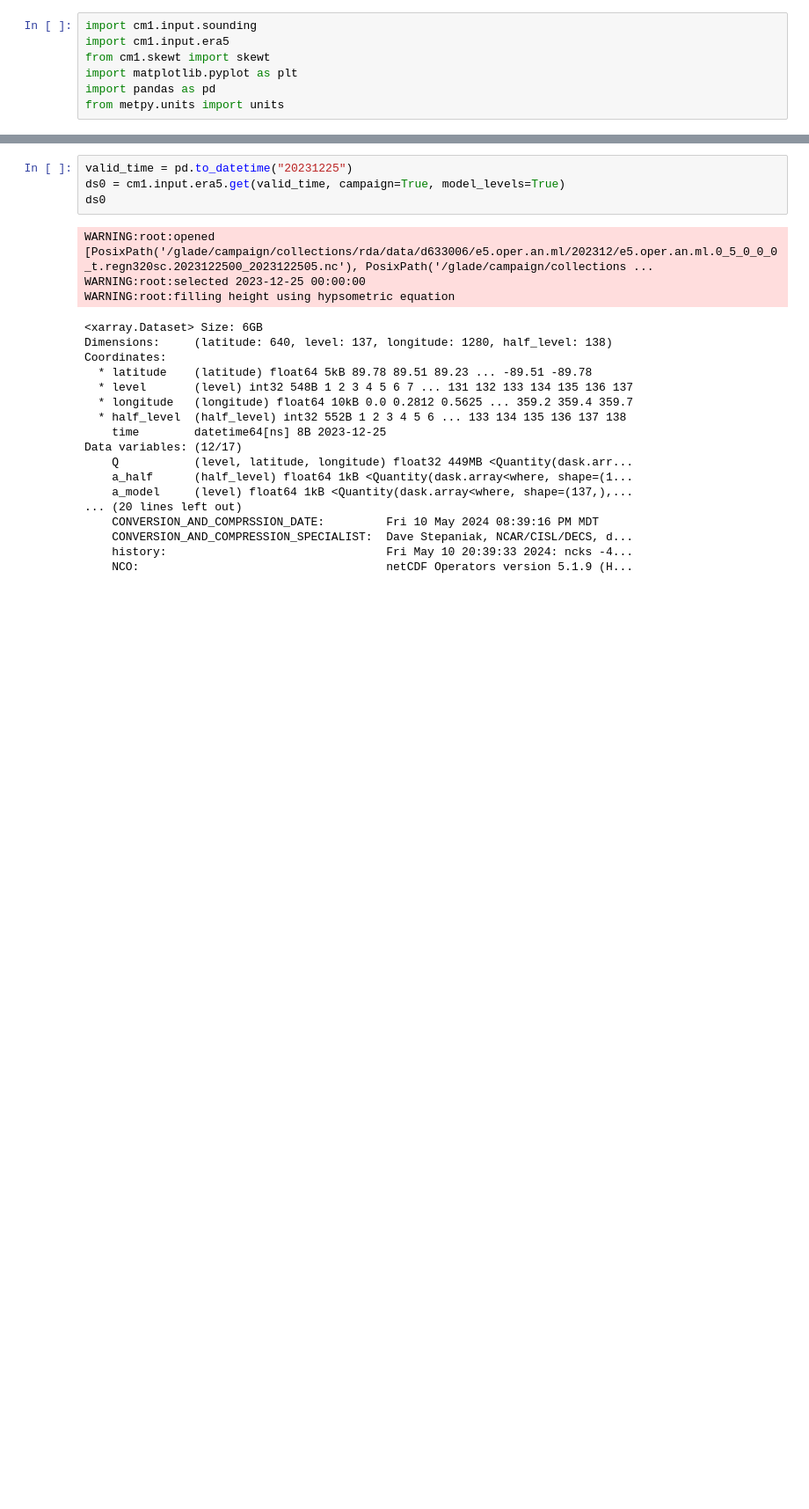
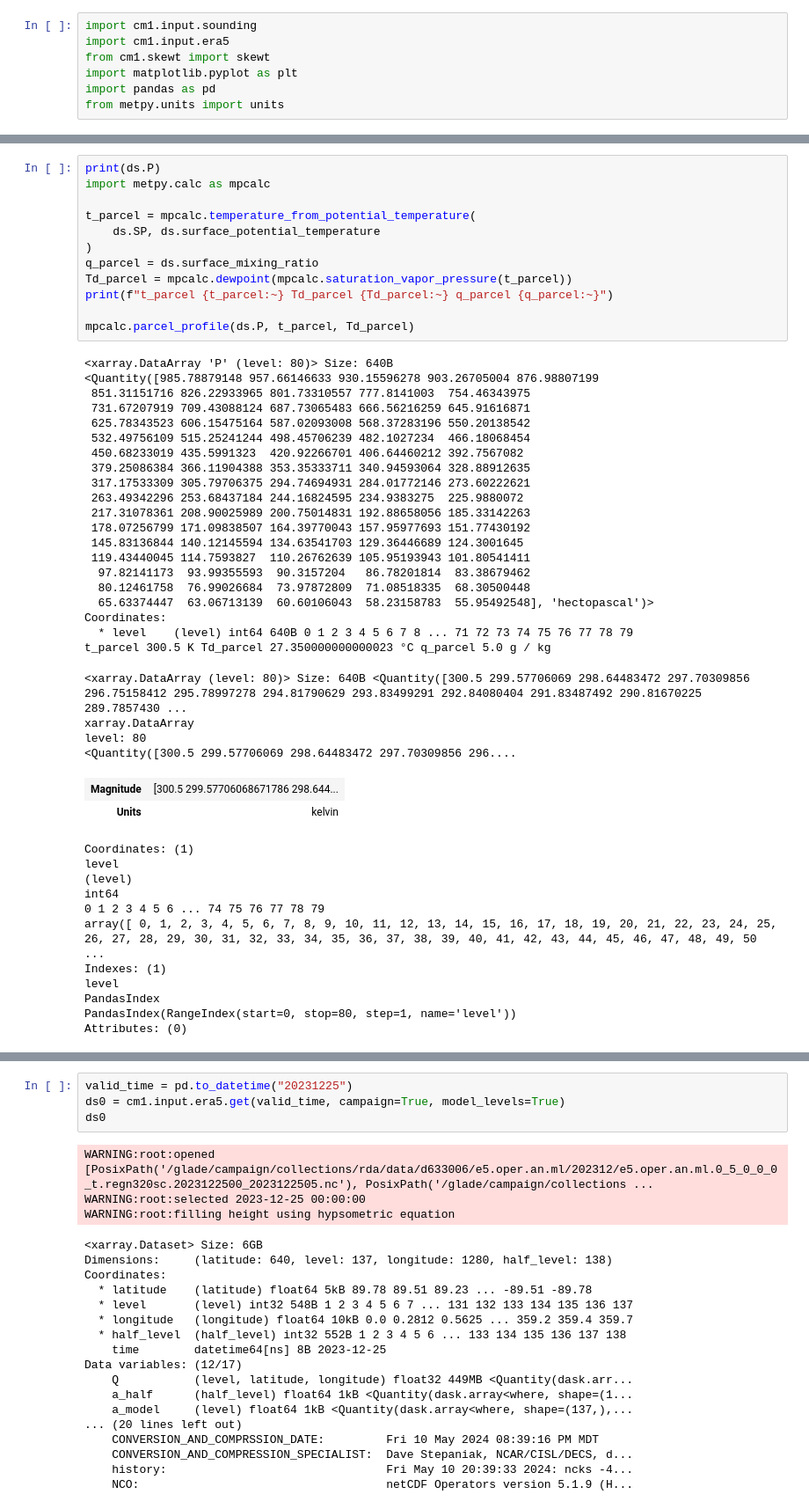
Before and after one commit to ahijevyc/cm1, a Jupyter notebook: soundings/input_sounding_era5.ipynb, the cells around one changed output, grey strips where cells are left out. Shown at 88% size. Cells and saved outputs as stored; diff of their text form; blank space fills up the shorter version.

```diff
--- a/soundings/input_sounding_era5.ipynb
+++ b/soundings/input_sounding_era5.ipynb
@@ -69,3 +74,53 @@ WARNING:root:lcl_p 705.7253338005709 hPa lcl_t 272.0188379204096 K
+# %%
+print(ds.P)
+import metpy.calc as mpcalc
+
+t_parcel = mpcalc.temperature_from_potential_temperature(
+    ds.SP, ds.surface_potential_temperature
+)
+q_parcel = ds.surface_mixing_ratio
+Td_parcel = mpcalc.dewpoint(mpcalc.saturation_vapor_pressure(t_parcel))
+print(f"t_parcel {t_parcel:~} Td_parcel {Td_parcel:~} q_parcel {q_parcel:~}")
+
+mpcalc.parcel_profile(ds.P, t_parcel, Td_parcel)
+# %% [output]
+<xarray.DataArray 'P' (level: 80)> Size: 640B
+<Quantity([985.78879148 957.66146633 930.15596278 903.26705004 876.98807199
+ 851.31151716 826.22933965 801.73310557 777.8141003  754.46343975
+ 731.67207919 709.43088124 687.73065483 666.56216259 645.91616871
+ 625.78343523 606.15475164 587.02093008 568.37283196 550.20138542
+ 532.49756109 515.25241244 498.45706239 482.1027234  466.18068454
+ 450.68233019 435.5991323  420.92266701 406.64460212 392.7567082
+ 379.25086384 366.11904388 353.35333711 340.94593064 328.88912635
+ 317.17533309 305.79706375 294.74694931 284.01772146 273.60222621
+ 263.49342296 253.68437184 244.16824595 234.9383275  225.9880072
+ 217.31078361 208.90025989 200.75014831 192.88658056 185.33142263
+ 178.07256799 171.09838507 164.39770043 157.95977693 151.77430192
+ 145.83136844 140.12145594 134.63541703 129.36446689 124.3001645
+ 119.43440045 114.7593827  110.26762639 105.95193943 101.80541411
+  97.82141173  93.99355593  90.3157204   86.78201814  83.38679462
+  80.12461758  76.99026684  73.97872809  71.08518335  68.30500448
+  65.63374447  63.06713139  60.60106043  58.23158783  55.95492548], 'hectopascal')>
+Coordinates:
+  * level    (level) int64 640B 0 1 2 3 4 5 6 7 8 ... 71 72 73 74 75 76 77 78 79
+t_parcel 300.5 K Td_parcel 27.350000000000023 °C q_parcel 5.0 g / kg
+<xarray.DataArray (level: 80)> Size: 640B <Quantity([300.5 299.57706069 298.64483472 297.70309856 296.75158412 295.78997278 294.81790629 293.83499291 292.84080404 291.83487492 290.81670225 289.7857430 ...
+xarray.DataArray
+level: 80
+<Quantity([300.5 299.57706069 298.64483472 297.70309856 296....
+| Magnitude | [300.5 299.57706068671786 298.644... |
+| Units | kelvin |
+Coordinates: (1)
+level
+(level)
+int64
+0 1 2 3 4 5 6 ... 74 75 76 77 78 79
+array([ 0, 1, 2, 3, 4, 5, 6, 7, 8, 9, 10, 11, 12, 13, 14, 15, 16, 17, 18, 19, 20, 21, 22, 23, 24, 25, 26, 27, 28, 29, 30, 31, 32, 33, 34, 35, 36, 37, 38, 39, 40, 41, 42, 43, 44, 45, 46, 47, 48, 49, 50 ...
+Indexes: (1)
+level
+PandasIndex
+PandasIndex(RangeIndex(start=0, stop=80, step=1, name='level'))
+Attributes: (0)
 # %%
 ds = dss[1]
 skewt(ds)
```
Also changed, not shown: parts of 7 cells of this notebook.
